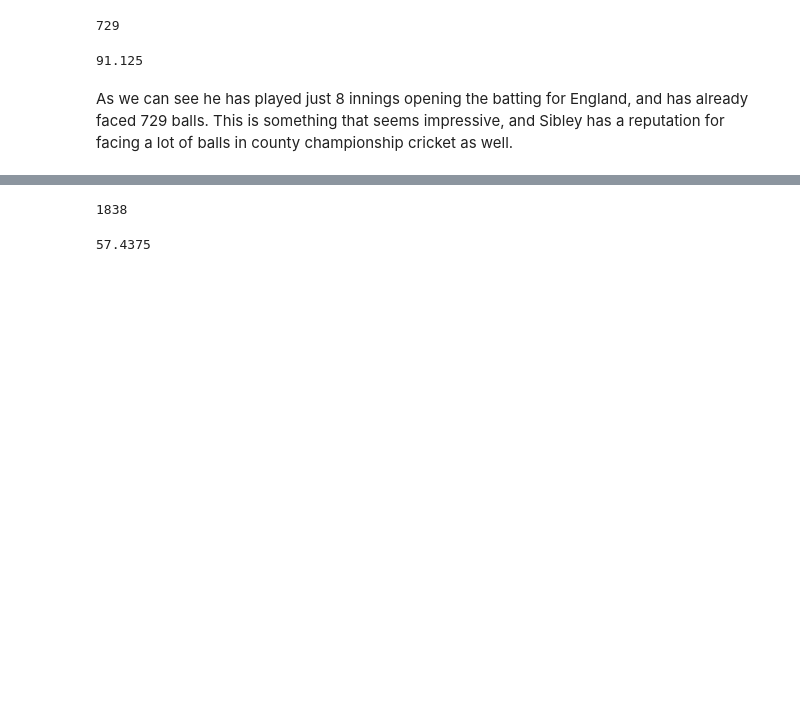
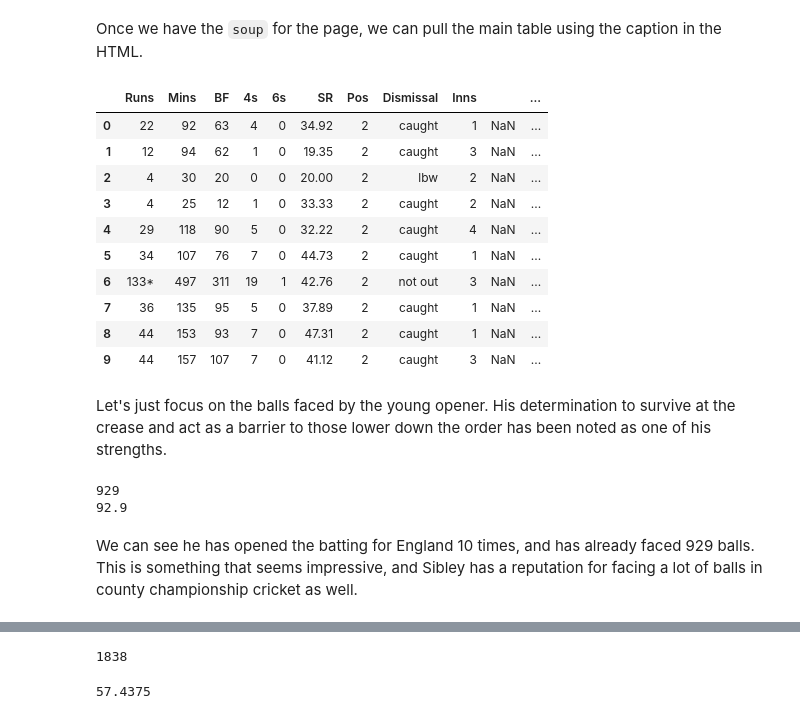
Before and after one commit to willcanniford/cricketer-analysis, a Jupyter notebook: sibley.ipynb, the cells around one changed output, grey strips where cells are left out. Cells and saved outputs as stored; diff of their text form; code cells hidden in the pictures; blank space fills up the shorter version.

```diff
--- a/sibley.ipynb
+++ b/sibley.ipynb
@@ -16,3 +16,5 @@ sibley_soup = BeautifulSoup(requests.get(url).text, features="html.parser")
+# %% [markdown]
+Once we have the `soup` for the page, we can pull the main table using the caption in the HTML.
 # %%
 for caption in sibley_soup.find_all('caption'):
     if caption.get_text() == 'Innings by innings list':
@@ -28,15 +30,32 @@ for innings in [
 
 sibley_innings = pd.DataFrame(rows, columns=columns).apply(pd.to_numeric, errors='ignore')
 # %%
-sibley_innings.BF.sum()
+sibley_innings
 # %% [output]
-729
+|  | Runs | Mins | BF | 4s | 6s | SR | Pos | Dismissal | Inns |  | ... |
+| 0 | 22 | 92 | 63 | 4 | 0 | 34.92 | 2 | caught | 1 | NaN | ... |
+| 1 | 12 | 94 | 62 | 1 | 0 | 19.35 | 2 | caught | 3 | NaN | ... |
+| 2 | 4 | 30 | 20 | 0 | 0 | 20.00 | 2 | lbw | 2 | NaN | ... |
+| 3 | 4 | 25 | 12 | 1 | 0 | 33.33 | 2 | caught | 2 | NaN | ... |
+| 4 | 29 | 118 | 90 | 5 | 0 | 32.22 | 2 | caught | 4 | NaN | ... |
+| 5 | 34 | 107 | 76 | 7 | 0 | 44.73 | 2 | caught | 1 | NaN | ... |
+| 6 | 133* | 497 | 311 | 19 | 1 | 42.76 | 2 | not out | 3 | NaN | ... |
+| 7 | 36 | 135 | 95 | 5 | 0 | 37.89 | 2 | caught | 1 | NaN | ... |
+| 8 | 44 | 153 | 93 | 7 | 0 | 47.31 | 2 | caught | 1 | NaN | ... |
+| 9 | 44 | 157 | 107 | 7 | 0 | 41.12 | 2 | caught | 3 | NaN | ... |
-# %%
-sibley_innings.BF.mean()
-# %% [output]
-91.125
+# %% [markdown]
+Let's just focus on the balls faced by the young opener. His determination to survive at the crease and act as a barrier to those lower down the order has been noted as one of his strengths.
+# %%
+total_balls_faced = sibley_innings.BF.sum()
+average_innings_balls_faced = sibley_innings.BF.mean()
+
+print(total_balls_faced)
+print(average_innings_balls_faced)
+# %% [output]
+929
+92.9
 # %% [markdown]
-As we can see he has played just 8 innings opening the batting for England, and has already faced 729 balls. This is something that seems impressive, and Sibley has a reputation for facing a lot of balls in county championship cricket as well.
+We can see he has opened the batting for England 10 times, and has already faced 929 balls. This is something that seems impressive, and Sibley has a reputation for facing a lot of balls in county championship cricket as well.
 # %%
 sibley_innings.BF.hist(bins=100)
 plt.show()
```
Also changed, not shown: parts of 16 cells of this notebook.
